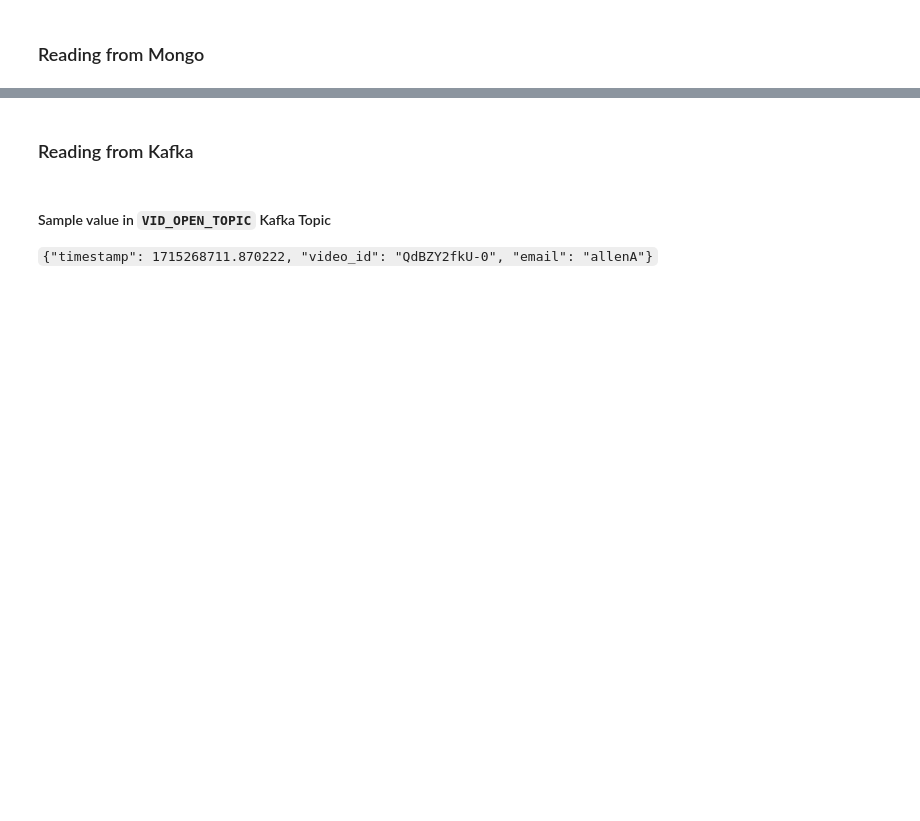
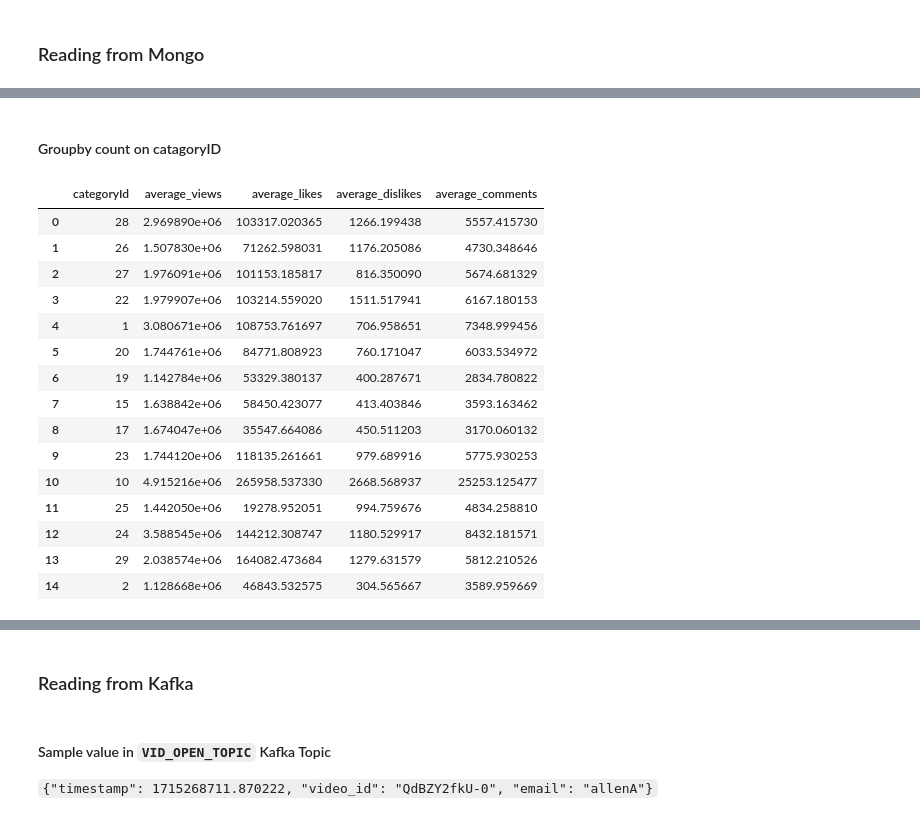
Before and after one commit to allen505/bigDataProj, a Jupyter notebook: sparkAnalysis/TrendingVids.ipynb, the cells around one changed output, grey strips where cells are left out. Cells and saved outputs as stored; diff of their text form; code cells hidden in the pictures; blank space fills up the shorter version.

```diff
--- a/sparkAnalysis/TrendingVids.ipynb
+++ b/sparkAnalysis/TrendingVids.ipynb
@@ -64,0 +222,28 @@ root
+# %% [markdown]
+#### Groupby count on catagoryID
+# %%
+# Calculate average metrics per category
+avg_metrics = max_data.groupBy("categoryId").agg(
+    avg("max_view").alias("average_views"),
+    avg("max_likes").alias("average_likes"),
+    avg("max_dislikes").alias("average_dislikes"),
+    avg("max_comment_count").alias("average_comments")
+)
+avg_metrics.toPandas()
+# %% [output]
+|  | categoryId | average_views | average_likes | average_dislikes | average_comments |
+| 0 | 28 | 2.969890e+06 | 103317.020365 | 1266.199438 | 5557.415730 |
+| 1 | 26 | 1.507830e+06 | 71262.598031 | 1176.205086 | 4730.348646 |
+| 2 | 27 | 1.976091e+06 | 101153.185817 | 816.350090 | 5674.681329 |
+| 3 | 22 | 1.979907e+06 | 103214.559020 | 1511.517941 | 6167.180153 |
+| 4 | 1 | 3.080671e+06 | 108753.761697 | 706.958651 | 7348.999456 |
+| 5 | 20 | 1.744761e+06 | 84771.808923 | 760.171047 | 6033.534972 |
+| 6 | 19 | 1.142784e+06 | 53329.380137 | 400.287671 | 2834.780822 |
+| 7 | 15 | 1.638842e+06 | 58450.423077 | 413.403846 | 3593.163462 |
+| 8 | 17 | 1.674047e+06 | 35547.664086 | 450.511203 | 3170.060132 |
+| 9 | 23 | 1.744120e+06 | 118135.261661 | 979.689916 | 5775.930253 |
+| 10 | 10 | 4.915216e+06 | 265958.537330 | 2668.568937 | 25253.125477 |
+| 11 | 25 | 1.442050e+06 | 19278.952051 | 994.759676 | 4834.258810 |
+| 12 | 24 | 3.588545e+06 | 144212.308747 | 1180.529917 | 8432.181571 |
+| 13 | 29 | 2.038574e+06 | 164082.473684 | 1279.631579 | 5812.210526 |
+| 14 | 2 | 1.128668e+06 | 46843.532575 | 304.565667 | 3589.959669 |
```
Also changed, not shown: parts of 33 cells of this notebook.
